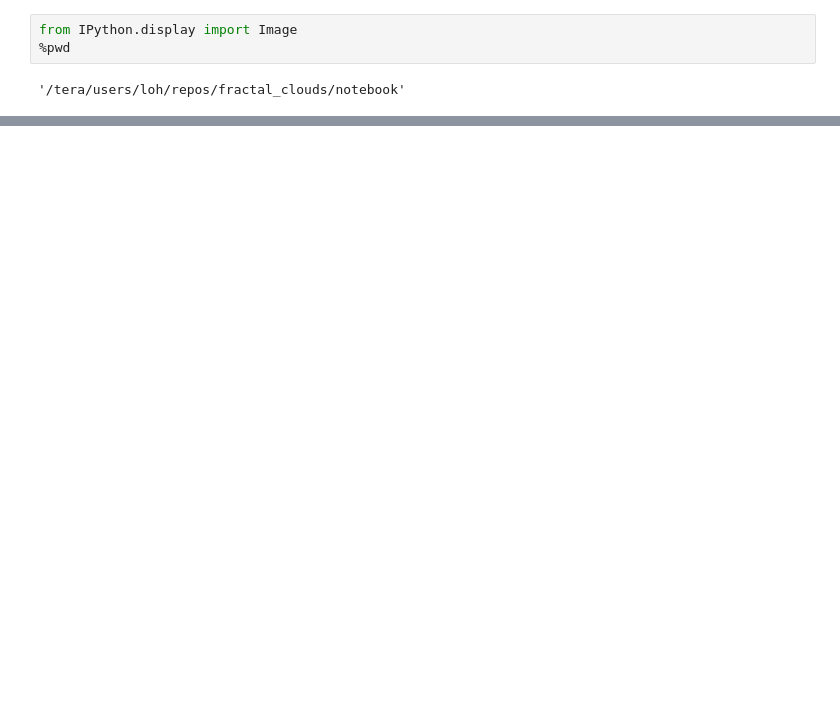
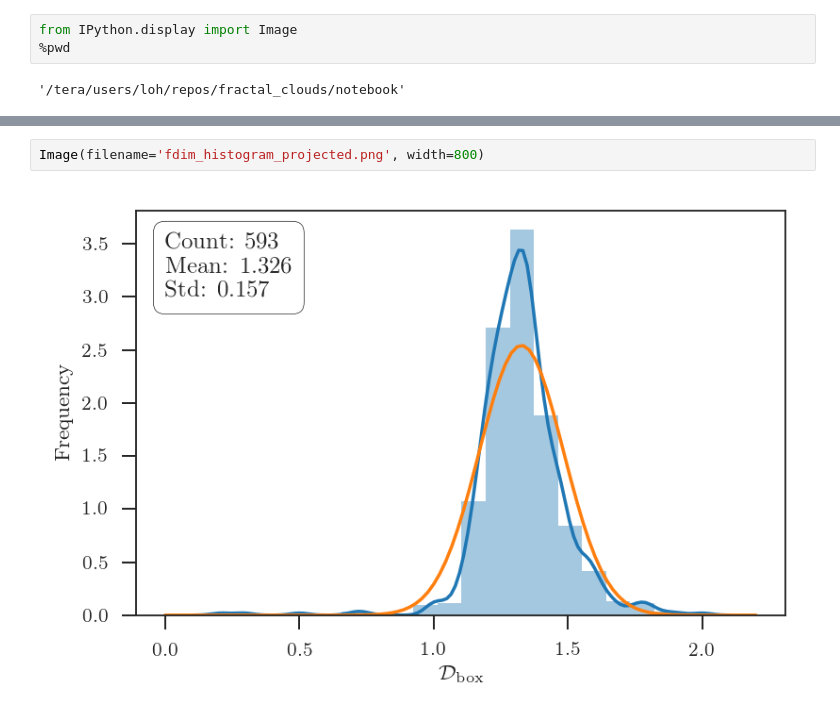
Before and after one commit to lorenghoh/fractal_clouds, a Jupyter notebook: notebook/fractal_clouds.ipynb, the cells around one changed output, grey strips where cells are left out. Saved outputs shown, nothing was run; the diff lists cells and outputs as text; blank space fills up the shorter version.

```diff
--- a/notebook/fractal_clouds.ipynb
+++ b/notebook/fractal_clouds.ipynb
@@ -13,0 +28,4 @@ Image(filename='../png/calc_fdim.png', width=450)
+# %%
+Image(filename='fdim_histogram_projected.png', width=800)
+# %% [output]
+[figure, added]
```
Also changed, not shown: parts of 9 cells of this notebook.
